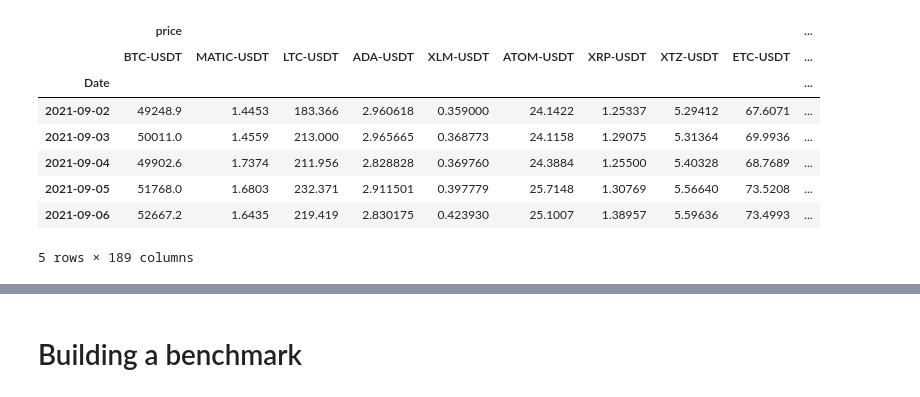
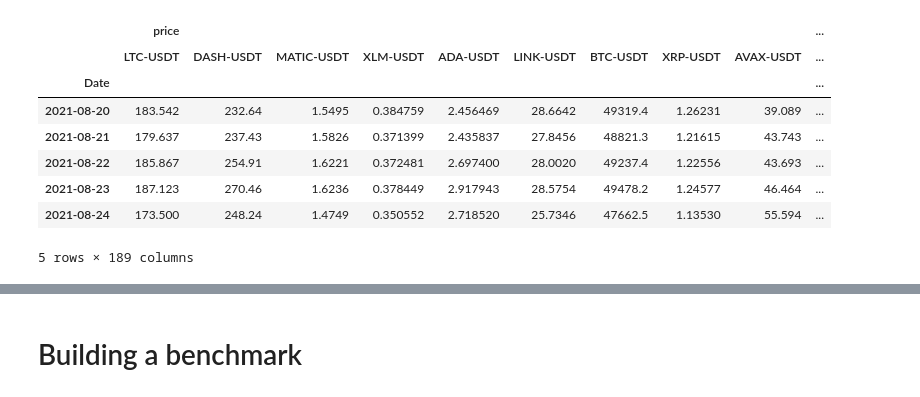
Before and after one commit to BaptisteZloch/Crypto-momentum-portfolios, a Jupyter notebook: src/crypto-momentum-cross-sectional.ipynb, the cells around one changed output, grey strips where cells are left out. Drawn from its saved outputs; the diff is of its cells as text; code cells hidden in the pictures.

```diff
--- a/src/crypto-momentum-cross-sectional.ipynb
+++ b/src/crypto-momentum-cross-sectional.ipynb
@@ -49,34 +47,39 @@ dl.assets
 # %%
-MOMENTUM_LOOKBACK = 30
+DURATION_DAYS = 15 # Days
+DURATION_MONTHS = 1 # Months
+
 universe = (
     dl.get_crypto(
         "all",
         data_frequency=DataFrequency.DAILY,
         fields=[
             Fields.PRICE,
             Fields.MARKET_CAP,
             Fields.MOMENTUM,
             Fields.EMA_MOMENTUM,
             Fields.TS_MOMENTUM,
             Fields.VOLATILITY_NEUTRALIZED_MOMENTUM,
             Fields.RETURNS,
             Fields.VOLATILITY,
             Fields.VOLUME,
         ],
         flatten_fields_with_crypto=False,
-        momentum_lookback=MOMENTUM_LOOKBACK,
+        momentum_lookback=DURATION_DAYS * DURATION_MONTHS,
+        ts_momentum_lookback=DURATION_DAYS * DURATION_MONTHS,
+        ema_momentum_lookback=DURATION_DAYS * DURATION_MONTHS,
+        volatility_lookback=DURATION_DAYS * DURATION_MONTHS,
     )
     .dropna()
     .loc[:]  # "2021-10-28"
 )
 universe.head()
 # %% [output]
 |  | price |  |  |  |  |  |  |  |  | ... |
-|  | BTC-USDT | MATIC-USDT | LTC-USDT | ADA-USDT | XLM-USDT | ATOM-USDT | XRP-USDT | XTZ-USDT | ETC-USDT | ... |
+|  | LTC-USDT | DASH-USDT | MATIC-USDT | XLM-USDT | ADA-USDT | LINK-USDT | BTC-USDT | XRP-USDT | AVAX-USDT | ... |
 | Date |  |  |  |  |  |  |  |  |  | ... |
-| 2021-09-02 | 49248.9 | 1.4453 | 183.366 | 2.960618 | 0.359000 | 24.1422 | 1.25337 | 5.29412 | 67.6071 | ... |
-| 2021-09-03 | 50011.0 | 1.4559 | 213.000 | 2.965665 | 0.368773 | 24.1158 | 1.29075 | 5.31364 | 69.9936 | ... |
-| 2021-09-04 | 49902.6 | 1.7374 | 211.956 | 2.828828 | 0.369760 | 24.3884 | 1.25500 | 5.40328 | 68.7689 | ... |
-| 2021-09-05 | 51768.0 | 1.6803 | 232.371 | 2.911501 | 0.397779 | 25.7148 | 1.30769 | 5.56640 | 73.5208 | ... |
-| 2021-09-06 | 52667.2 | 1.6435 | 219.419 | 2.830175 | 0.423930 | 25.1007 | 1.38957 | 5.59636 | 73.4993 | ... |
+| 2021-08-20 | 183.542 | 232.64 | 1.5495 | 0.384759 | 2.456469 | 28.6642 | 49319.4 | 1.26231 | 39.089 | ... |
+| 2021-08-21 | 179.637 | 237.43 | 1.5826 | 0.371399 | 2.435837 | 27.8456 | 48821.3 | 1.21615 | 43.743 | ... |
+| 2021-08-22 | 185.867 | 254.91 | 1.6221 | 0.372481 | 2.697400 | 28.0020 | 49237.4 | 1.22556 | 43.693 | ... |
+| 2021-08-23 | 187.123 | 270.46 | 1.6236 | 0.378449 | 2.917943 | 28.5754 | 49478.2 | 1.24577 | 46.464 | ... |
+| 2021-08-24 | 173.500 | 248.24 | 1.4749 | 0.350552 | 2.718520 | 25.7346 | 47662.5 | 1.13530 | 55.594 | ... |
 5 rows × 189 columns
```
Also changed, not shown: parts of 13 cells of this notebook, 10 other files.
